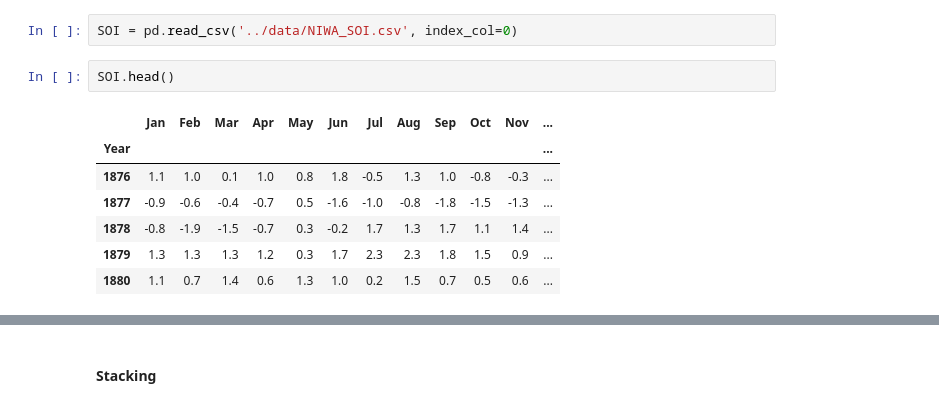
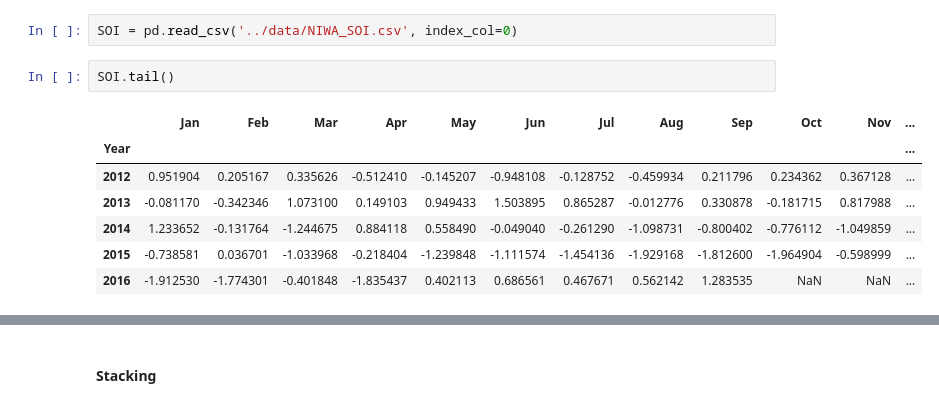
Before and after one commit to awneshsingh/USP_Python_workshop, a Jupyter notebook: session_1/notebooks/Pandas.ipynb, the cells around one changed output, grey strips where cells are left out. Cells and saved outputs as stored; diff of their text form.

```diff
--- a/session_1/notebooks/Pandas.ipynb
+++ b/session_1/notebooks/Pandas.ipynb
@@ -731,15 +731,15 @@ SOI.head()
 # %%
 SOI = pd.read_csv('../data/NIWA_SOI.csv', index_col=0)
 # %%
-SOI.head()
+SOI.tail()
 # %% [output]
 |  | Jan | Feb | Mar | Apr | May | Jun | Jul | Aug | Sep | Oct | Nov | ... |
 | Year |  |  |  |  |  |  |  |  |  |  |  | ... |
-| 1876 | 1.1 | 1.0 | 0.1 | 1.0 | 0.8 | 1.8 | -0.5 | 1.3 | 1.0 | -0.8 | -0.3 | ... |
-| 1877 | -0.9 | -0.6 | -0.4 | -0.7 | 0.5 | -1.6 | -1.0 | -0.8 | -1.8 | -1.5 | -1.3 | ... |
-| 1878 | -0.8 | -1.9 | -1.5 | -0.7 | 0.3 | -0.2 | 1.7 | 1.3 | 1.7 | 1.1 | 1.4 | ... |
-| 1879 | 1.3 | 1.3 | 1.3 | 1.2 | 0.3 | 1.7 | 2.3 | 2.3 | 1.8 | 1.5 | 0.9 | ... |
-| 1880 | 1.1 | 0.7 | 1.4 | 0.6 | 1.3 | 1.0 | 0.2 | 1.5 | 0.7 | 0.5 | 0.6 | ... |
+| 2012 | 0.951904 | 0.205167 | 0.335626 | -0.512410 | -0.145207 | -0.948108 | -0.128752 | -0.459934 | 0.211796 | 0.234362 | 0.367128 | ... |
+| 2013 | -0.081170 | -0.342346 | 1.073100 | 0.149103 | 0.949433 | 1.503895 | 0.865287 | -0.012776 | 0.330878 | -0.181715 | 0.817988 | ... |
+| 2014 | 1.233652 | -0.131764 | -1.244675 | 0.884118 | 0.558490 | -0.049040 | -0.261290 | -1.098731 | -0.800402 | -0.776112 | -1.049859 | ... |
+| 2015 | -0.738581 | 0.036701 | -1.033968 | -0.218404 | -1.239848 | -1.111574 | -1.454136 | -1.929168 | -1.812600 | -1.964904 | -0.598999 | ... |
+| 2016 | -1.912530 | -1.774301 | -0.401848 | -1.835437 | 0.402113 | 0.686561 | 0.467671 | 0.562142 | 1.283535 | NaN | NaN | ... |
 # %%
 SOI.index
 # %% [output]
```
Also changed, not shown: parts of 65 cells of this notebook, 16 other files.
